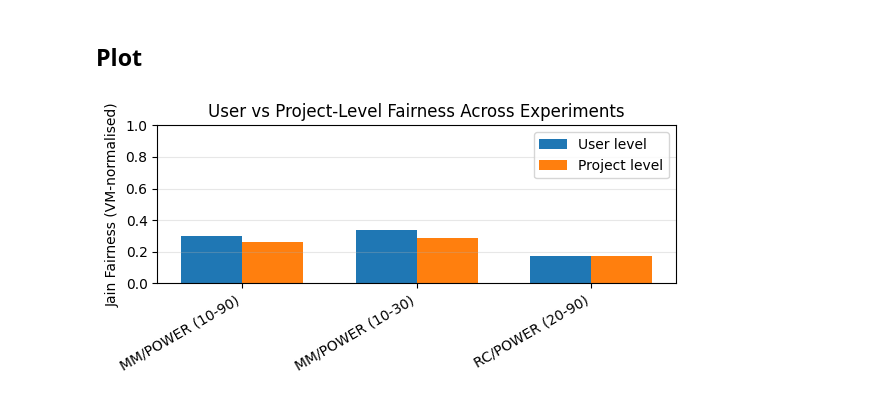
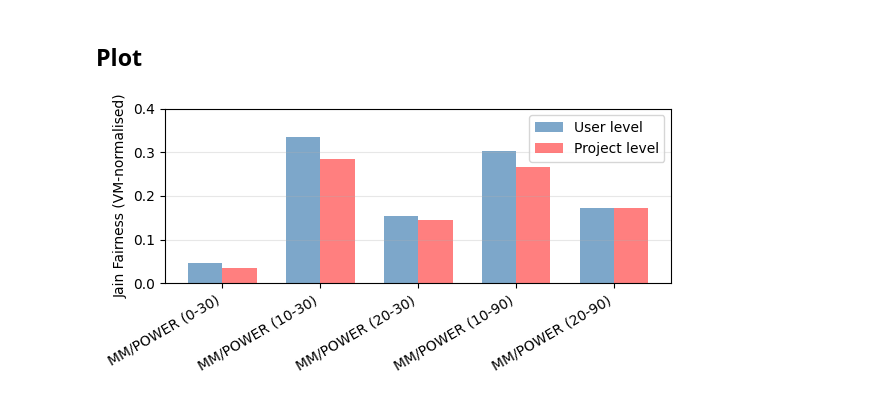
Before and after one commit to bchiusano/energy-aware-vm-consolidation, a Jupyter notebook: src/experiments/investigating_unfairness.ipynb, the cells around one changed output. Saved outputs shown, nothing was run; the diff lists cells and outputs as text; code cells hidden in the pictures.

```diff
--- a/src/experiments/investigating_unfairness.ipynb
+++ b/src/experiments/investigating_unfairness.ipynb
@@ -383,5 +330,5 @@ def lorenz_contribution(experiment, vm_user, top_pct = 0.05):
     return result
 # %%
 for exp_name, cfg in PLACEMENT_EXPERIMENTS.items():
-    res = lorenz_contribution(exp_name, vm_user)
+    res = lorenz_contribution(exp_name, vm_user, 0.05)
 # %% [output]
@@ -528,7 +481,10 @@ def plot_user_groups_vm_migrations(all_summary):
 # %%
 summaries = []
 
-for view_name, cfg in PLACEMENT_EXPERIMENTS.items():
+for view_name, cfg in PBFD_PLACEMENTS.items():
+    if cfg["group"] != "MM":
+        continue
+
     summary = (user_group_analysis(view_name, vm_user))
     summary["experiment"] = cfg["label"]
     summaries.append(summary)
@@ -717,6 +684,9 @@ def fairness_comparison_table(vm_user):
     )
 
     for exp_name, cfg in PLACEMENT_EXPERIMENTS.items():
+
+        if cfg["group"] != "MM" or cfg["type"] != "POWER":
+            continue
 
         vm_mig = con.query(f"""
             SELECT vm_id, COUNT(*) AS migrations
@@ -792,35 +764,39 @@ def plot_project_fairness(df):
 
     x = np.arange(len(df["experiment"]))
     width = 0.35
 
     plt.bar(
         x - width/2,
         df["user_jain_norm"],
         width,
-        label="User level"
+        label="User level",
+        color="steelblue",
+        alpha=0.7
     )
 
     plt.bar(
         x + width/2,
         df["project_jain_norm"],
         width,
-        label="Project level"
+        label="Project level",
+        color="red",
+        alpha=0.5
     )
 
-    plt.ylim(0, 1)
+    plt.ylim(0, 0.4)
 
     plt.xticks(x, df["experiment"], rotation=30, ha="right")
 
     plt.ylabel("Jain Fairness (VM-normalised)")
-    plt.title("User vs Project-Level Fairness Across Experiments")
+    #plt.title("User vs Project-Level Fairness Across Experiments")
 
     plt.grid(axis="y", alpha=0.3)
     plt.legend()
 
     plt.tight_layout()
     plt.savefig("user_project_fairness_comparison.png", dpi=150, bbox_inches="tight")
     plt.show()
 
 plot_project_fairness(comparison_df)
 # %% [output]
-[figure, old version]
+[figure, new version]
```
Also changed, not shown: parts of 14 cells of this notebook, 4 other files.
